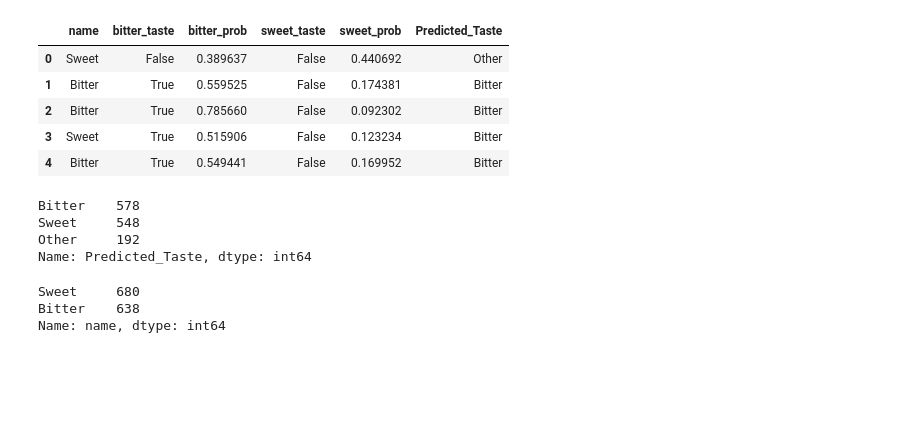
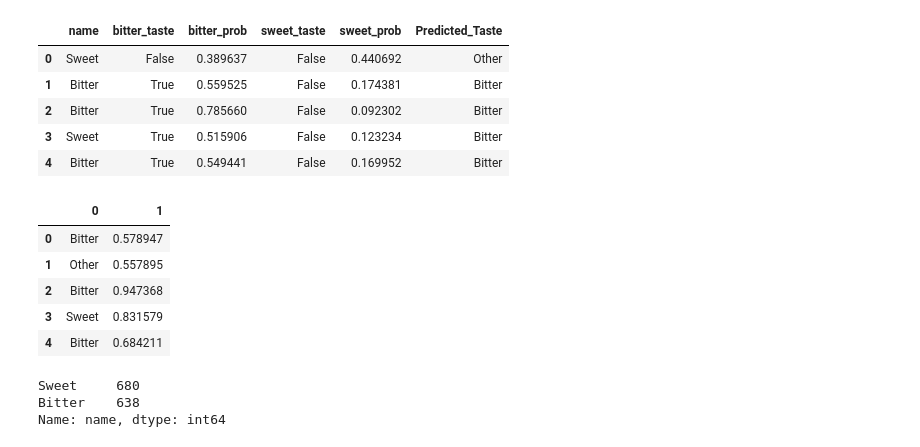
Before and after one commit to lorenzopallante/VirtuousMultiTaste, a Jupyter notebook: notebook/PerformanceComparison.ipynb, the cells around one changed output. Saved outputs shown, nothing was run; the diff lists cells and outputs as text; code cells hidden in the pictures; blank space fills up the shorter version.

```diff
--- a/notebook/PerformanceComparison.ipynb
+++ b/notebook/PerformanceComparison.ipynb
@@ -108,14 +147,16 @@ bitter_sweet_pred[["name", "bitter_taste", "bitter_prob", "sweet_taste", "sweet_
 | 2 | Bitter | True | 0.785660 | False | 0.092302 | Bitter |
 | 3 | Sweet | True | 0.515906 | False | 0.123234 | Bitter |
 | 4 | Bitter | True | 0.549441 | False | 0.169952 | Bitter |
-# %%
-# Count number of sweet, bitter and other compounds
-bitter_sweet_pred["Predicted_Taste"].value_counts()
-# %% [output]
-Bitter    578
-Sweet     548
-Other     192
-Name: Predicted_Taste, dtype: int64
+# %%
+VirtuousMultiTaste_pred = pd.read_csv(data_path + '/PerformanceComparison/VirtuousMultiTaste/result_dominant_label.txt', sep='\t', header=None)
+VirtuousMultiTaste_pred.head()
+# %% [output]
+|  | 0 | 1 |
+| 0 | Bitter | 0.578947 |
+| 1 | Other | 0.557895 |
+| 2 | Bitter | 0.947368 |
+| 3 | Sweet | 0.831579 |
+| 4 | Bitter | 0.684211 |
 # %%
 bitter_sweet_pred["name"].value_counts()
 # %% [output]
```
Also changed, not shown: parts of 4 cells of this notebook, 16 other files.
